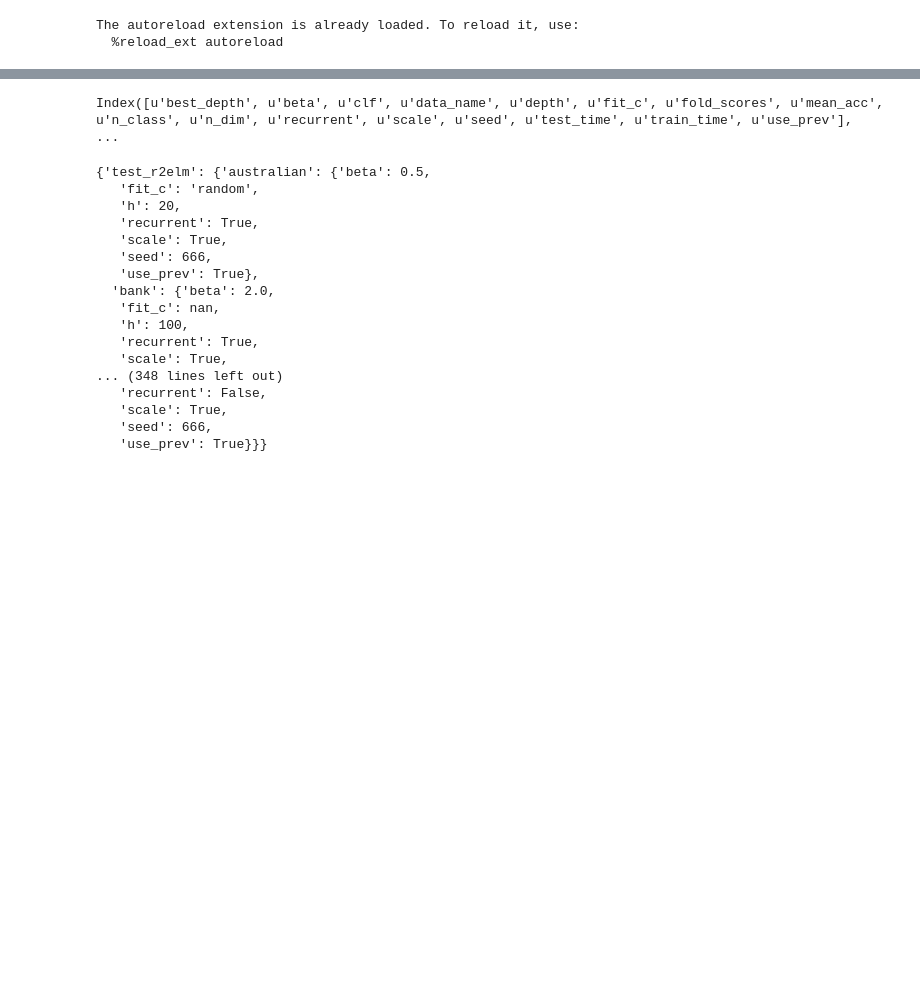
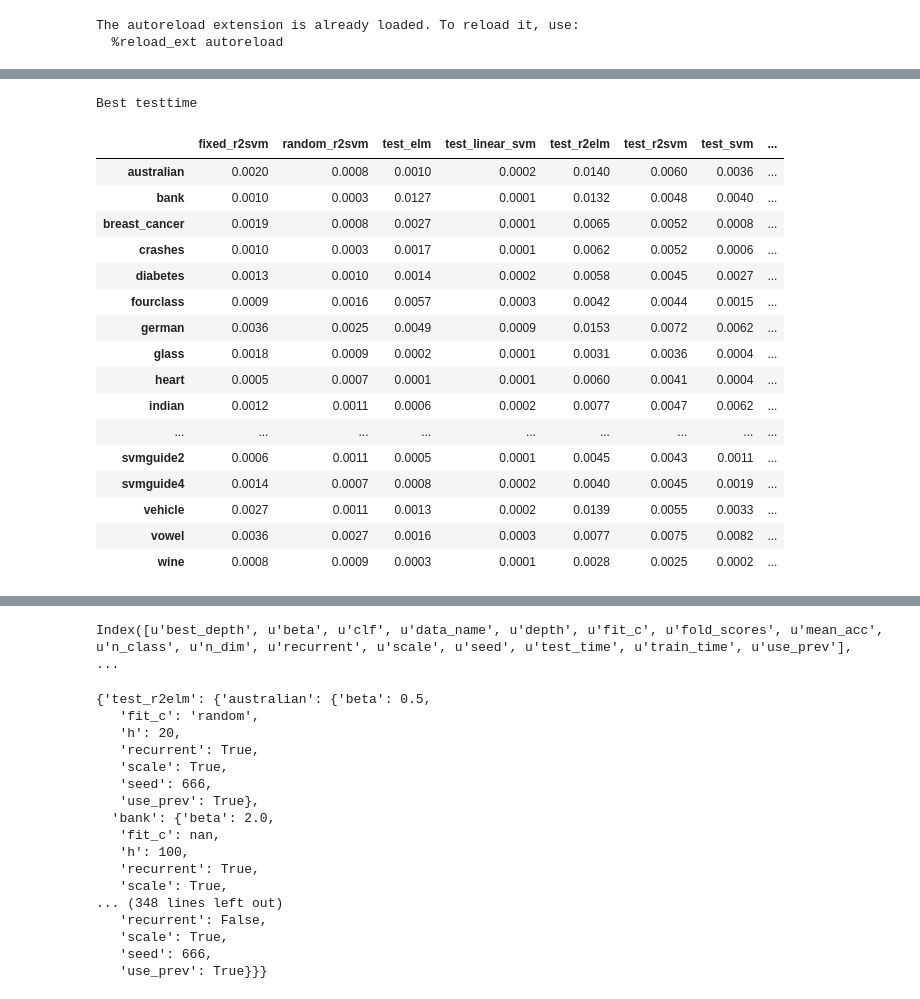
Before and after one commit to kudkudak/r2-learner, a Jupyter notebook: notebooks/results.ipynb, the cells around one changed output, grey strips where cells are left out. Saved outputs shown, nothing was run; the diff lists cells and outputs as text; code cells hidden in the pictures; blank space fills up the shorter version.

```diff
--- a/notebooks/results.ipynb
+++ b/notebooks/results.ipynb
@@ -222,0 +208,31 @@ sets_pd[['n_dim', 'n_class', 'n_rows', 'man_size']].sort('n_dim')
+# %%
+best_test_time = {model: {} for model in models}
+for model in models:
+    for data in datasets:
+        if model + '_' + data in csv_results.keys():
+            df = csv_results[model + '_' + data]
+            time = df.loc[df['mean_acc'].idxmax(),'test_time']
+            time = time.translate(None, '[]')
+            best_test_time[model][data] = np.mean([float(t) for t in time.split(', ')])
+
+print "Best testtime"
+pd.DataFrame.from_dict(best_test_time)
+# %% [output]
+Best testtime
+|  | fixed_r2svm | random_r2svm | test_elm | test_linear_svm | test_r2elm | test_r2svm | test_svm | ... |
+| australian | 0.0020 | 0.0008 | 0.0010 | 0.0002 | 0.0140 | 0.0060 | 0.0036 | ... |
+| bank | 0.0010 | 0.0003 | 0.0127 | 0.0001 | 0.0132 | 0.0048 | 0.0040 | ... |
+| breast_cancer | 0.0019 | 0.0008 | 0.0027 | 0.0001 | 0.0065 | 0.0052 | 0.0008 | ... |
+| crashes | 0.0010 | 0.0003 | 0.0017 | 0.0001 | 0.0062 | 0.0052 | 0.0006 | ... |
+| diabetes | 0.0013 | 0.0010 | 0.0014 | 0.0002 | 0.0058 | 0.0045 | 0.0027 | ... |
+| fourclass | 0.0009 | 0.0016 | 0.0057 | 0.0003 | 0.0042 | 0.0044 | 0.0015 | ... |
+| german | 0.0036 | 0.0025 | 0.0049 | 0.0009 | 0.0153 | 0.0072 | 0.0062 | ... |
+| glass | 0.0018 | 0.0009 | 0.0002 | 0.0001 | 0.0031 | 0.0036 | 0.0004 | ... |
+| heart | 0.0005 | 0.0007 | 0.0001 | 0.0001 | 0.0060 | 0.0041 | 0.0004 | ... |
+| indian | 0.0012 | 0.0011 | 0.0006 | 0.0002 | 0.0077 | 0.0047 | 0.0062 | ... |
+| ... | ... | ... | ... | ... | ... | ... | ... | ... |
+| svmguide2 | 0.0006 | 0.0011 | 0.0005 | 0.0001 | 0.0045 | 0.0043 | 0.0011 | ... |
+| svmguide4 | 0.0014 | 0.0007 | 0.0008 | 0.0002 | 0.0040 | 0.0045 | 0.0019 | ... |
+| vehicle | 0.0027 | 0.0011 | 0.0013 | 0.0002 | 0.0139 | 0.0055 | 0.0033 | ... |
+| vowel | 0.0036 | 0.0027 | 0.0016 | 0.0003 | 0.0077 | 0.0075 | 0.0082 | ... |
+| wine | 0.0008 | 0.0009 | 0.0003 | 0.0001 | 0.0028 | 0.0025 | 0.0002 | ... |
```
Also changed, not shown: parts of 13 cells of this notebook, 7 other files.
